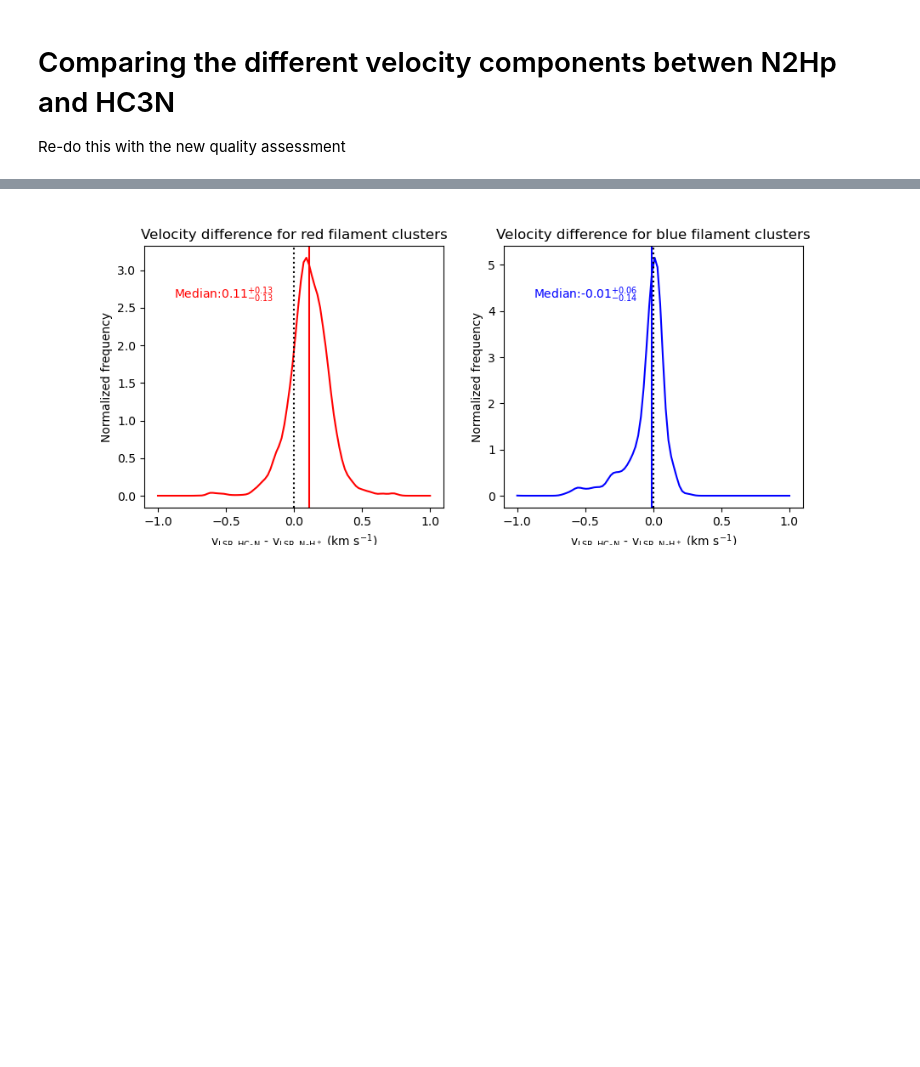
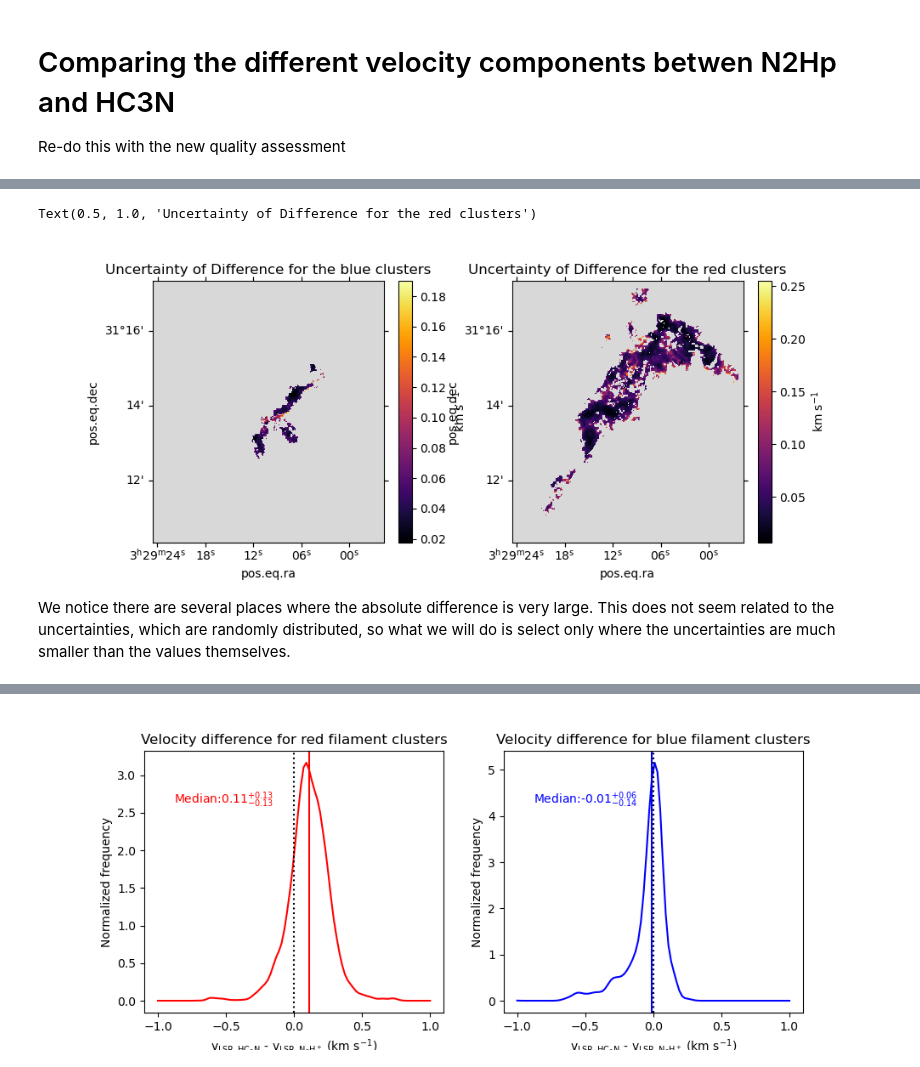
Before and after one commit to tere-valdivia/propstar_gasflow, a Jupyter notebook: clustering/comparison_velocities_N2Hp_HC3N.ipynb, the cells around one changed output, grey strips where cells are left out. Cells and saved outputs as stored; diff of their text form; code cells hidden in the pictures; blank space fills up the shorter version.

```diff
--- a/clustering/comparison_velocities_N2Hp_HC3N.ipynb
+++ b/clustering/comparison_velocities_N2Hp_HC3N.ipynb
@@ -212,0 +215,20 @@ fig.savefig('difference_with_error_blue_clusters.pdf', dpi=300, bbox_inches='tig
+# %%
+#we need to check first the absolute uncertainties of the map
+fig = plt.figure(figsize=(10,4))
+ax = fig.add_subplot(121, projection=WCS(headerdiff).celestial)
+cmap = cm.get_cmap('inferno').copy()
+cmap.set_bad('0.85')
+
+sc = ax.imshow(e_diff_blue_vel, cmap=cmap, interpolation='nearest')
+fig.colorbar(sc, ax=ax, label = r'km s$^{-1}$')
+ax.set_title('Uncertainty of Difference for the blue clusters')
+
+ax2 = fig.add_subplot(122, projection=WCS(headerdiff).celestial)
+sc2 = ax2.imshow(e_diff_red_vel, cmap=cmap, interpolation='nearest')
+fig.colorbar(sc2, ax=ax2, label = r'km s$^{-1}$')
+ax2.set_title('Uncertainty of Difference for the red clusters')
+# %% [output]
+Text(0.5, 1.0, 'Uncertainty of Difference for the red clusters')
+[figure, added]
+# %% [markdown]
+We notice there are several places where the absolute difference is very large. This does not seem related to the uncertainties, which are randomly distributed, so what we will do is select only where the uncertainties are much smaller than the values themselves.
```
Also changed, not shown: parts of 7 cells of this notebook, 38 other files.
